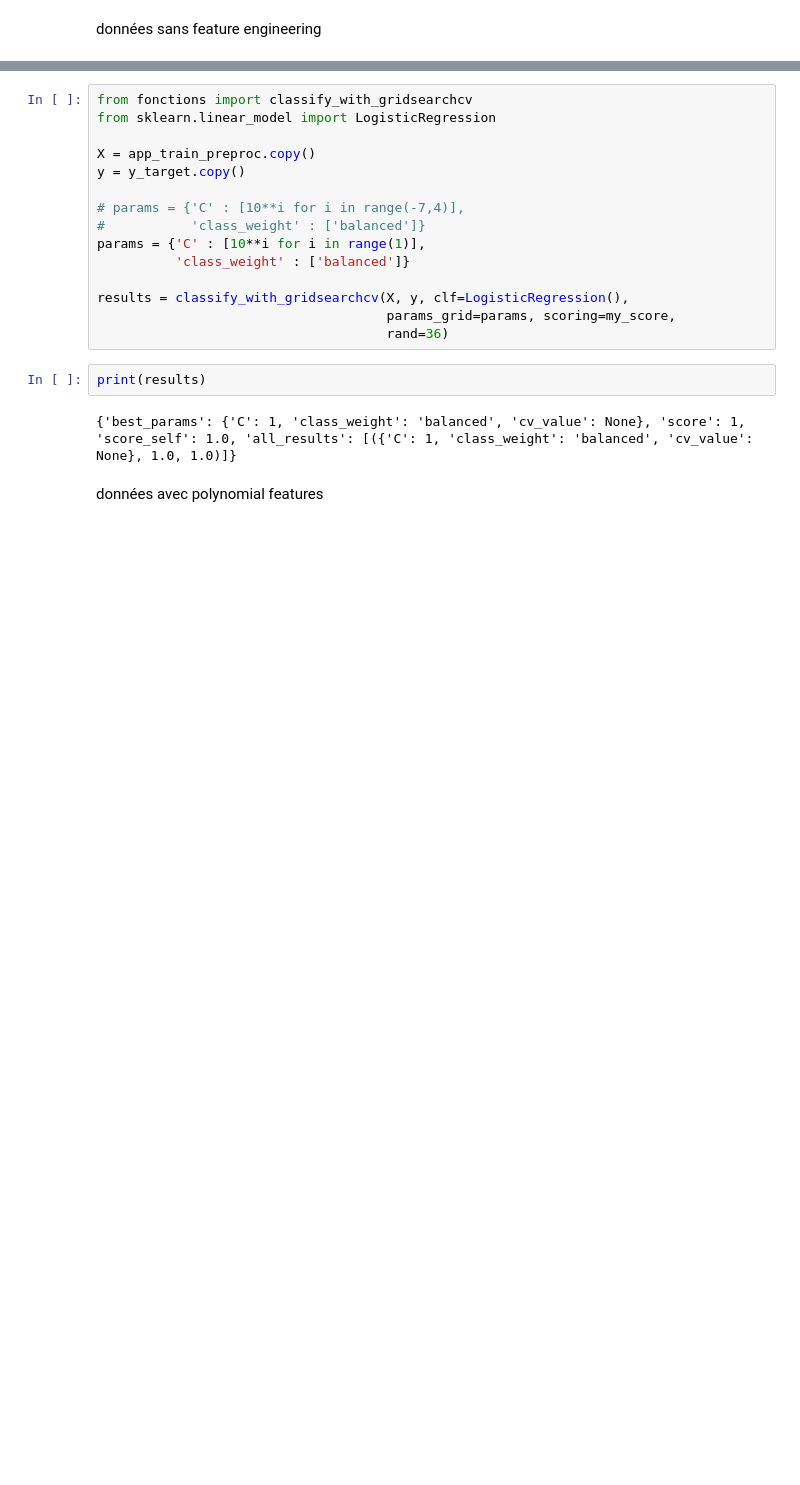
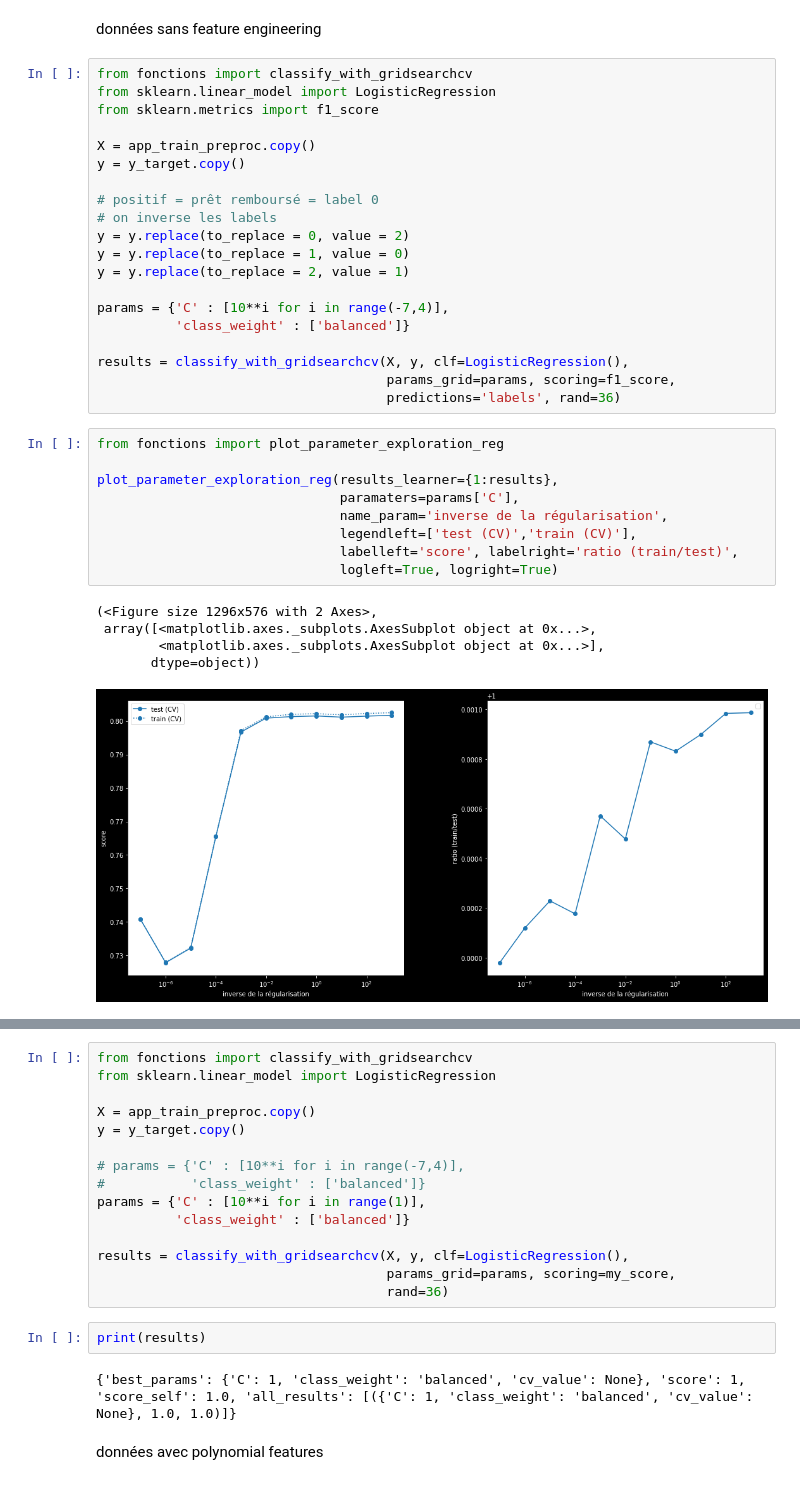
Before and after one commit to loulou569/P7_OC, a Jupyter notebook: P7_notebook.ipynb, the cells around one changed output, grey strips where cells are left out. Drawn from its saved outputs; the diff is of its cells as text; blank space fills up the shorter version.

```diff
--- a/P7_notebook.ipynb
+++ b/P7_notebook.ipynb
@@ -976,2 +1084,37 @@ Le score sur les données de test pour 'best_params' est 0.7448380330705691
 # %% [markdown]
 données sans feature engineering
+# %%
+from fonctions import classify_with_gridsearchcv
+from sklearn.linear_model import LogisticRegression
+from sklearn.metrics import f1_score
+
+X = app_train_preproc.copy()
+y = y_target.copy()
+
+# positif = prêt remboursé = label 0
+# on inverse les labels
+y = y.replace(to_replace = 0, value = 2)
+y = y.replace(to_replace = 1, value = 0)
+y = y.replace(to_replace = 2, value = 1)
+
+params = {'C' : [10**i for i in range(-7,4)],
+          'class_weight' : ['balanced']}
+
+results = classify_with_gridsearchcv(X, y, clf=LogisticRegression(),
+                                     params_grid=params, scoring=f1_score,
+                                     predictions='labels', rand=36)
+# %%
+from fonctions import plot_parameter_exploration_reg
+
+plot_parameter_exploration_reg(results_learner={1:results},
+                               paramaters=params['C'],
+                               name_param='inverse de la régularisation',
+                               legendleft=['test (CV)','train (CV)'],
+                               labelleft='score', labelright='ratio (train/test)',
+                               logleft=True, logright=True)
+# %% [output]
+(<Figure size 1296x576 with 2 Axes>,
+ array([<matplotlib.axes._subplots.AxesSubplot object at 0x...>,
+        <matplotlib.axes._subplots.AxesSubplot object at 0x...>],
+       dtype=object))
+[figure, added]
```
Also changed, not shown: parts of 28 cells of this notebook.
